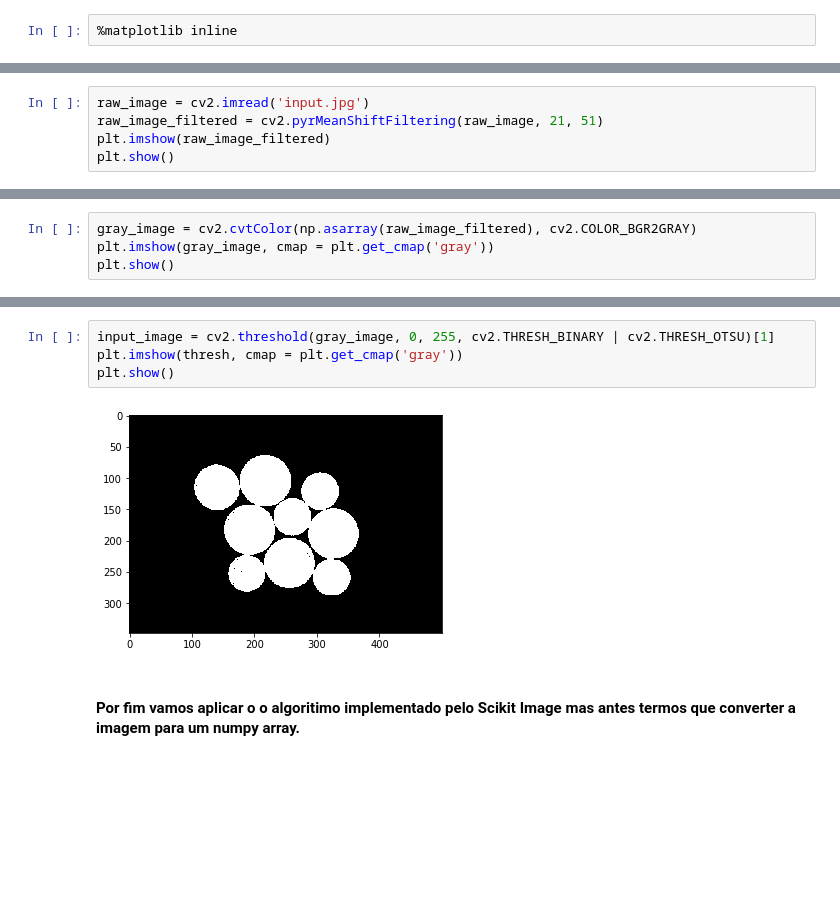
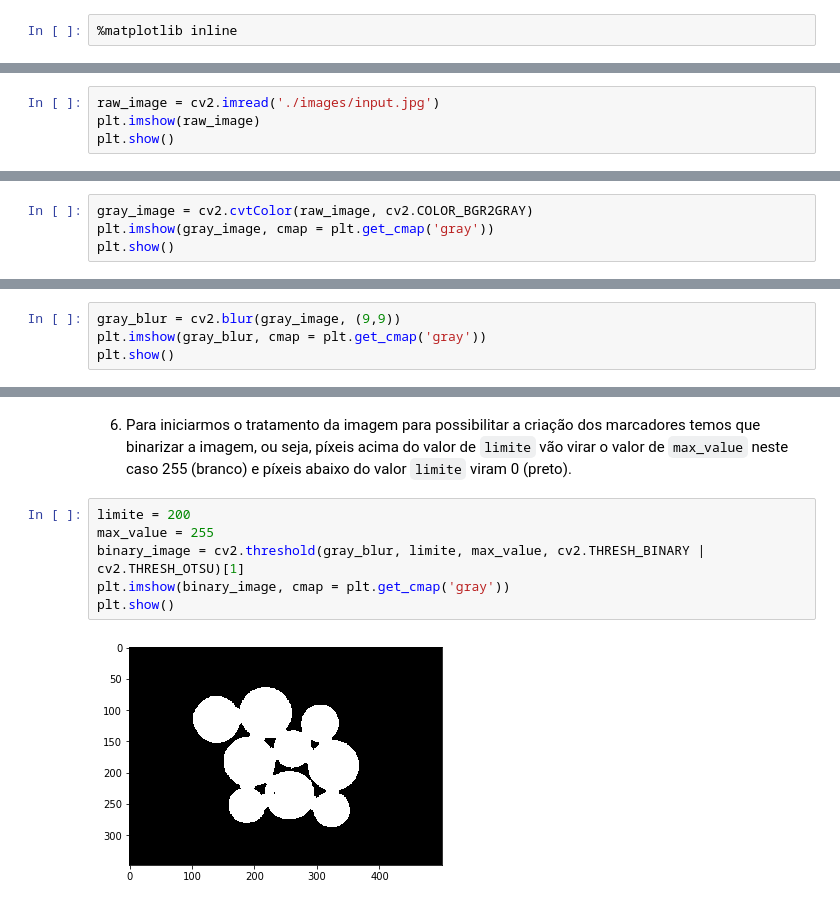
Before and after one commit to pedr0luiz/desprog-projeto, a Jupyter notebook: watershed.ipynb, the cells around one changed output, grey strips where cells are left out. Cells and saved outputs as stored; diff of their text form; blank space fills up the shorter version.

```diff
--- a/watershed.ipynb
+++ b/watershed.ipynb
@@ -43,6 +29,5 @@ import cv2
 # %%
-raw_image = cv2.imread('input.jpg')
-raw_image_filtered = cv2.pyrMeanShiftFiltering(raw_image, 21, 51)
-plt.imshow(raw_image_filtered)
+raw_image = cv2.imread('./images/input.jpg')
+plt.imshow(raw_image)
 plt.show()
 # %% [output]
@@ -52,5 +37,5 @@ plt.show()
 # %%
-gray_image = cv2.cvtColor(np.asarray(raw_image_filtered), cv2.COLOR_BGR2GRAY)
+gray_image = cv2.cvtColor(raw_image, cv2.COLOR_BGR2GRAY)
 plt.imshow(gray_image, cmap = plt.get_cmap('gray'))
 plt.show()
 # %% [output]
@@ -59,0 +47,4 @@ plt.show()
+# %%
+gray_blur = cv2.blur(gray_image, (9,9))
+plt.imshow(gray_blur, cmap = plt.get_cmap('gray'))
+plt.show()
@@ -60,8 +53,10 @@ plt.show()
+# %% [markdown]
+6. Para iniciarmos o tratamento da imagem para possibilitar a criação dos marcadores temos que binarizar a imagem, ou seja, píxeis acima do valor de `limite` vão virar o valor de `max_value` neste caso 255 (branco) e píxeis abaixo do valor `limite` viram 0 (preto).
 # %%
-input_image = cv2.threshold(gray_image, 0, 255, cv2.THRESH_BINARY | cv2.THRESH_OTSU)[1]
-plt.imshow(thresh, cmap = plt.get_cmap('gray'))
+limite = 200
+max_value = 255
+binary_image = cv2.threshold(gray_blur, limite, max_value, cv2.THRESH_BINARY | cv2.THRESH_OTSU)[1]
+plt.imshow(binary_image, cmap = plt.get_cmap('gray'))
 plt.show()
 # %% [output]
-[figure, old version]
+[figure, new version]
-# %% [markdown]
-#### Por fim vamos aplicar o o algoritimo implementado pelo Scikit Image mas antes termos que converter a imagem para um numpy array.
```
Also changed, not shown: parts of 28 cells of this notebook, 7 other files.
